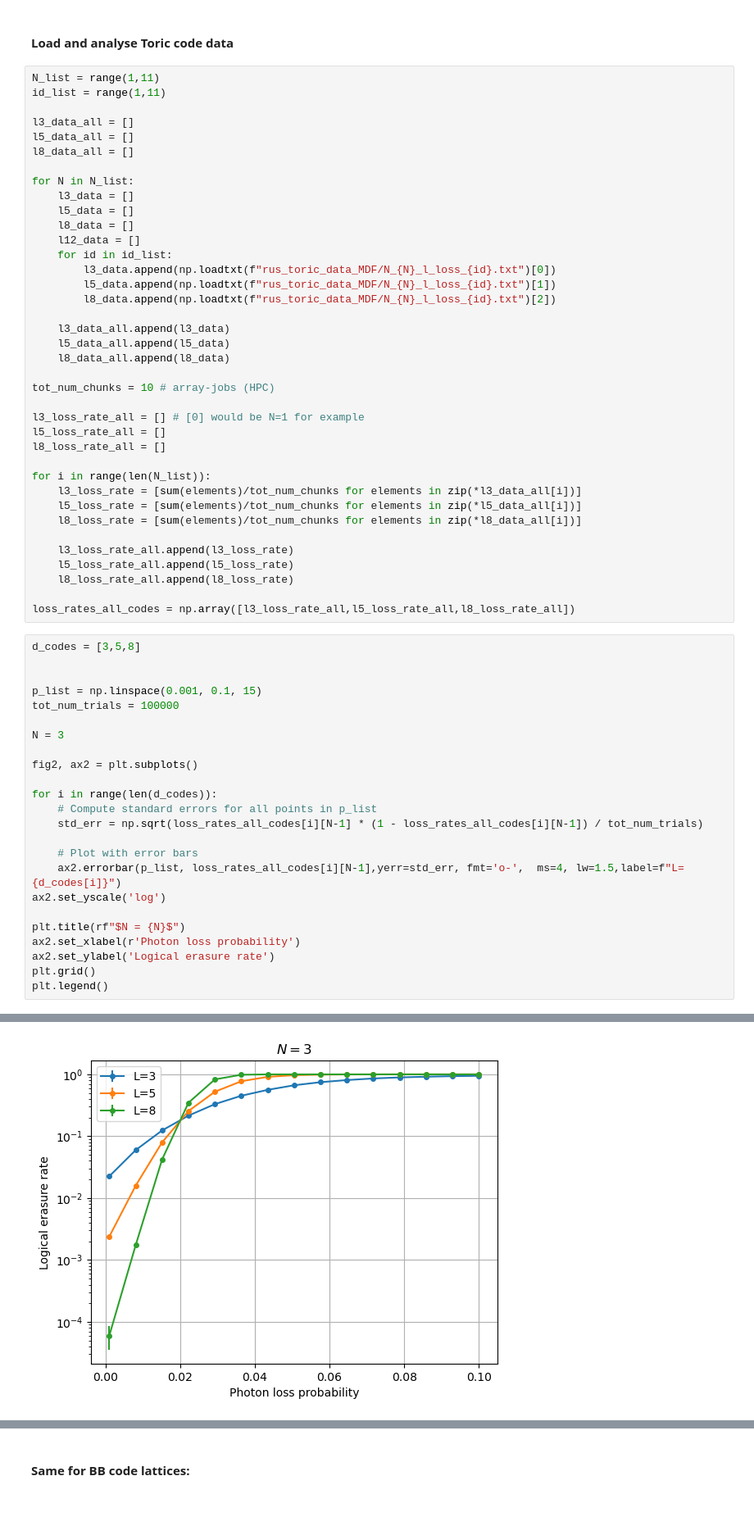
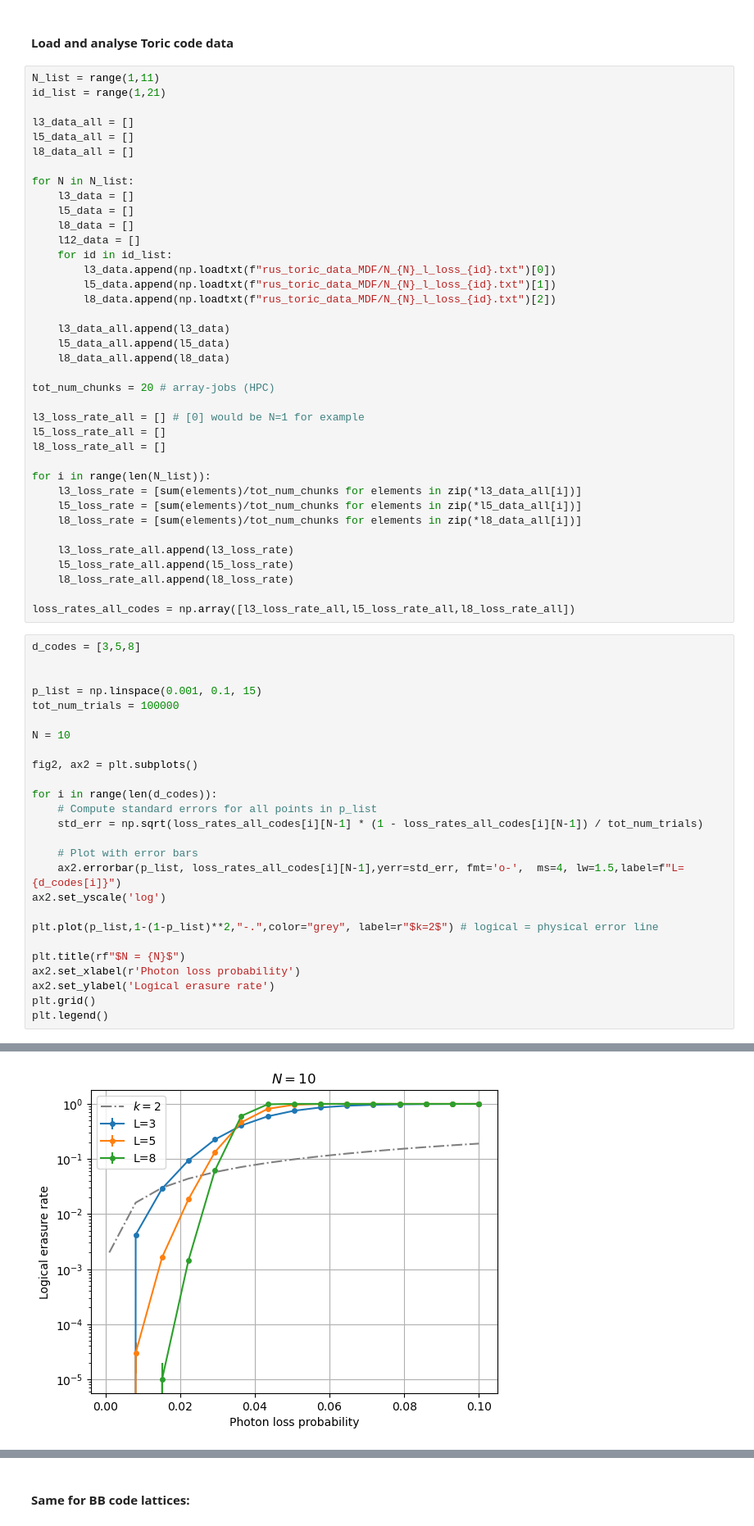
Before and after one commit to susanxschen/qldpc-fusion-lattices, a Jupyter notebook: Repeat-until-success simulations/RUS logical erasure rates - Toric and BB lattices.ipynb, the cells around one changed output, grey strips where cells are left out. Shown at 82% size. Drawn from its saved outputs; the diff is of its cells as text.

```diff
--- a/Repeat-until-success simulations/RUS logical erasure rates - Toric and BB lattices.ipynb
+++ b/Repeat-until-success simulations/RUS logical erasure rates - Toric and BB lattices.ipynb
@@ -7,7 +7,7 @@ import matplotlib.pyplot as plt
 #### Load and analyse Toric code data
 # %%
 N_list = range(1,11)
-id_list = range(1,11)
+id_list = range(1,21)
 
 l3_data_all = []
 l5_data_all = []
@@ -27,7 +27,7 @@ for N in N_list:
     l5_data_all.append(l5_data)
     l8_data_all.append(l8_data)
 
-tot_num_chunks = 10 # array-jobs (HPC)
+tot_num_chunks = 20 # array-jobs (HPC)
 
 l3_loss_rate_all = [] # [0] would be N=1 for example
 l5_loss_rate_all = []
@@ -46,30 +46,32 @@ loss_rates_all_codes = np.array([l3_loss_rate_all,l5_loss_rate_all,l8_loss_rate_
 # %%
 d_codes = [3,5,8]
 
 
 p_list = np.linspace(0.001, 0.1, 15)
 tot_num_trials = 100000
 
-N = 3
+N = 10
 
 fig2, ax2 = plt.subplots()
 
 for i in range(len(d_codes)):
     # Compute standard errors for all points in p_list
     std_err = np.sqrt(loss_rates_all_codes[i][N-1] * (1 - loss_rates_all_codes[i][N-1]) / tot_num_trials)
 
     # Plot with error bars
     ax2.errorbar(p_list, loss_rates_all_codes[i][N-1],yerr=std_err, fmt='o-',  ms=4, lw=1.5,label=f"L={d_codes[i]}")
 ax2.set_yscale('log')
 
+plt.plot(p_list,1-(1-p_list)**2,"-.",color="grey", label=r"$k=2$") # logical = physical error line
+
 plt.title(rf"$N = {N}$")
 ax2.set_xlabel(r'Photon loss probability')
 ax2.set_ylabel('Logical erasure rate')
 plt.grid()
 plt.legend()
 # %% [output]
 <matplotlib.legend.Legend at 0x...>
-[figure, old version]
+[figure, new version]
 # %%
 fig2, ax2 = plt.subplots()
 for i in range(len(d_codes)):
```
Also changed, not shown: parts of 6 cells of this notebook, 1 other file.
